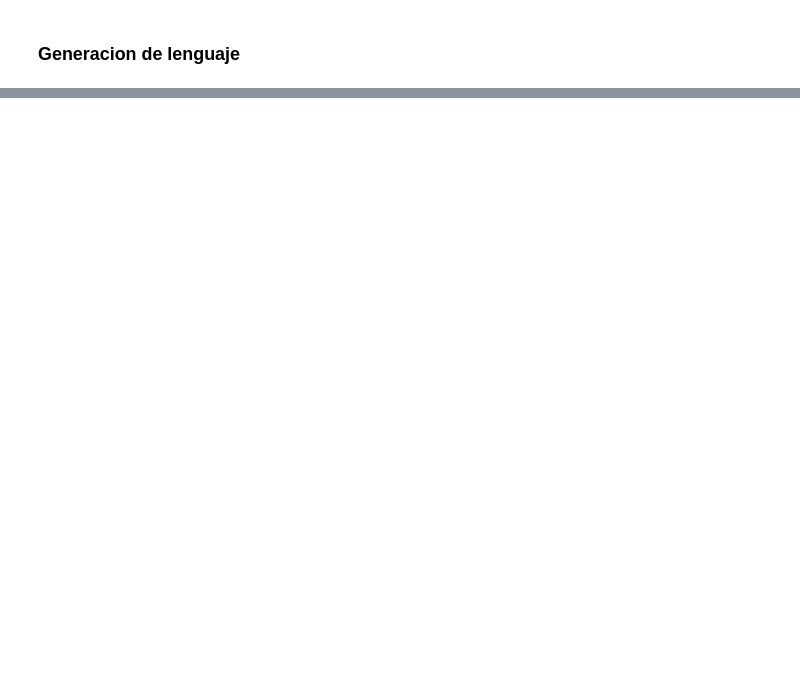
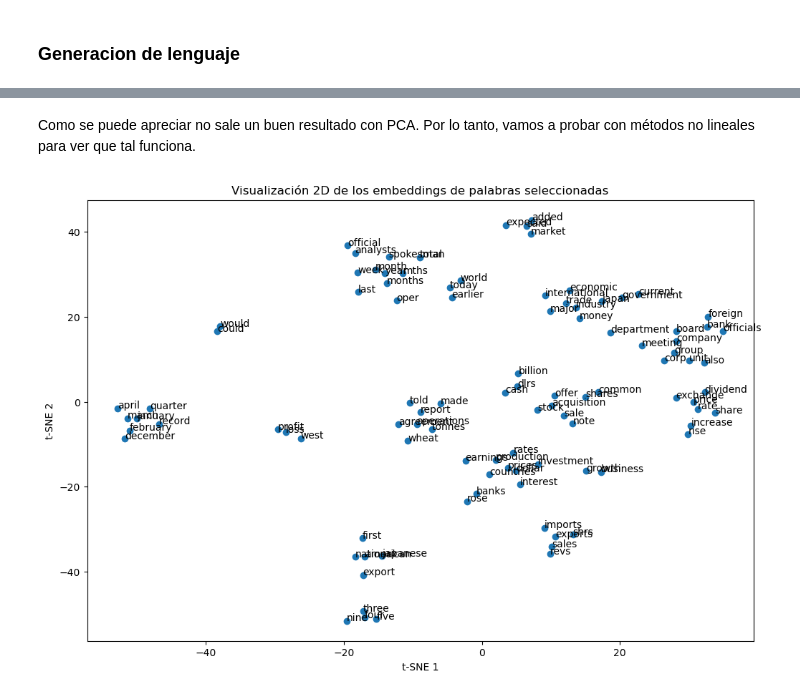
Before and after one commit to umoqnier/st-cl-2025-2-lab, a Jupyter notebook: practicas/fwgalde/P4/4_preprocess_lm_neuronal.ipynb, the cells around one changed output, grey strips where cells are left out. Cells and saved outputs as stored; diff of their text form; code cells hidden in the pictures; blank space fills up the shorter version.

```diff
--- a/practicas/fwgalde/P4/4_preprocess_lm_neuronal.ipynb
+++ b/practicas/fwgalde/P4/4_preprocess_lm_neuronal.ipynb
@@ -1285,4 +200,4 @@ class TrigramModel(nn.Module):
         return log_probs
 # %%
 # Seleccionar la GPU si está disponible
-device = torch.accelerator.current_accelerator().type if torch.accelerator.is_available() else "cpu"
+device = torch.device("cuda" if torch.cuda.is_available() else "cpu")
@@ -1350,3 +204,13 @@ Model saved for epoch=2 at model_cuda_context_2_epoch_2.dat
+# %%
+def get_model(path: str) -> TrigramModel:
+    """Obtiene modelo de pytorch desde disco"""
+    model_loaded = TrigramModel(V, EMBEDDING_DIM, CONTEXT_SIZE, H)
+    model_loaded.load_state_dict(torch.load(path, map_location=device, weights_only=False)) # Modificación para pasar de device sin problema
+    model_loaded.eval()
+    return model_loaded
+# %%
+PATH = "models/model_cuda_context_2_epoch_33.dat"
+model = get_model(PATH)
 # %%
 model
 # %% [output]
@@ -1464,0 +328,5 @@ mexico is a moderate " in the 1986 net includes extraordinary items to <UNK> out
+# %%
+embeddings = model.embeddings.weight.data.cpu().numpy()
+
+embeddings_dict = {word: embeddings[idx] for idx, word in index_to_word.items()}
+print(f"Embedding de 'mexico': {embeddings_dict['mexico']}")
@@ -1464,0 +395,22 @@ mexico is a moderate " in the 1986 net includes extraordinary items to <UNK> out
+# %% [markdown]
+Como se puede apreciar no sale un buen resultado con PCA. Por lo tanto, vamos a probar con métodos no lineales para ver que tal funciona.
+# %%
+from sklearn.manifold import TSNE
+
+pca = PCA()  # Reducción intermedia
+embeddings_pca = pca.fit_transform(selected_embeddings)
+
+# UMAP sobre PCA
+umap = TSNE(n_components=2, perplexity=2, random_state=42)
+embeddings_2d = umap.fit_transform(embeddings_pca)
+
+# Visualización
+plt.figure(figsize=(12, 8))
+plt.scatter(embeddings_2d[:,0], embeddings_2d[:,1])
+plt.title("Visualización 2D de los embeddings de palabras seleccionadas")
+plt.xlabel("t-SNE 1")
+plt.ylabel("t-SNE 2")
+for i, word in enumerate(selected_words):
+    plt.annotate(word, (embeddings_2d[i,0], embeddings_2d[i,1]))
+# %% [output]
+[figure, added]
```
Also changed, not shown: parts of 221 cells of this notebook.
